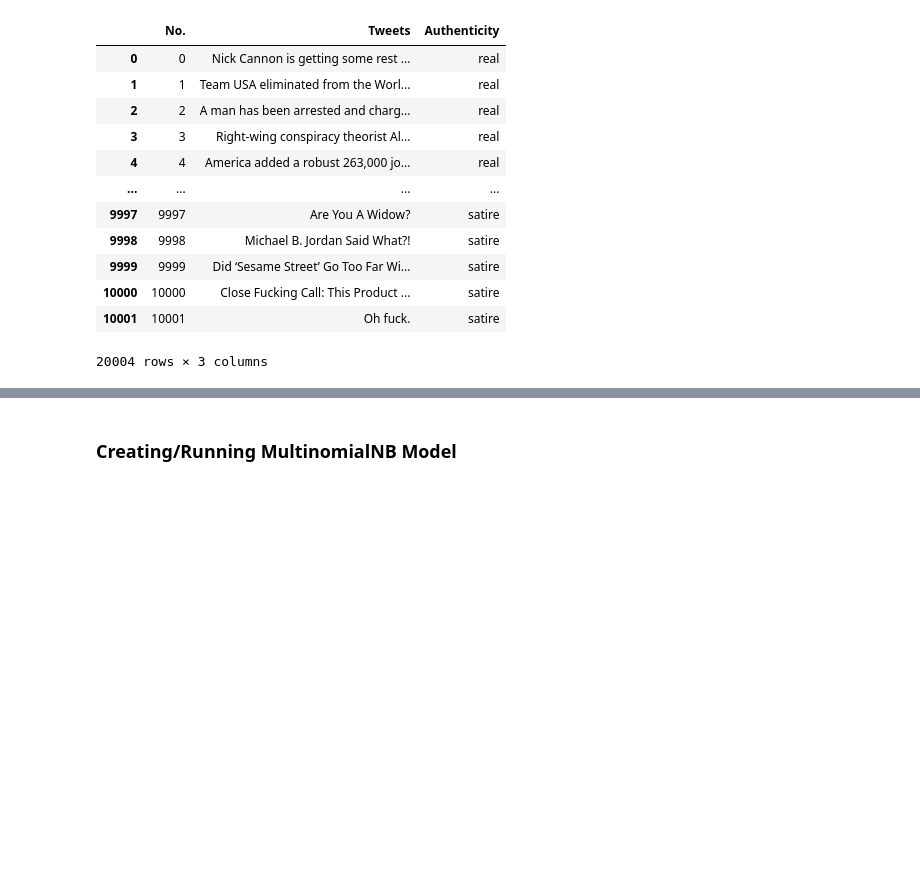
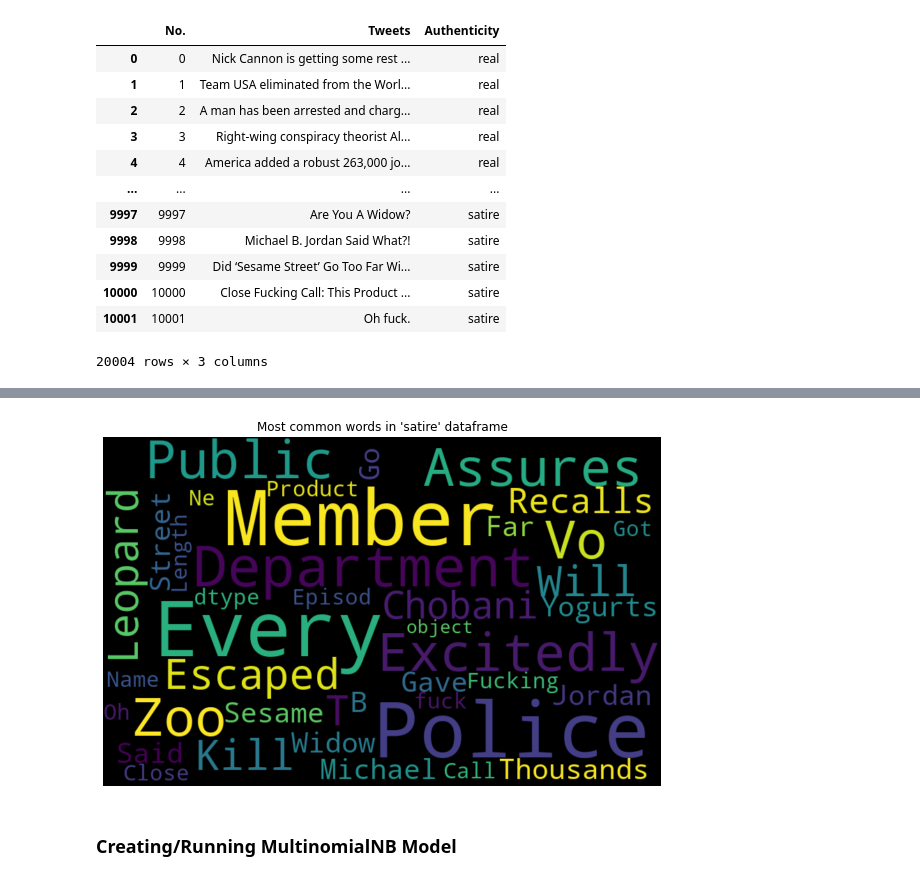
Before and after one commit to lucashawranke/sarcasm-scanner, a Jupyter notebook: model.ipynb, the cells around one changed output, grey strips where cells are left out. Cells and saved outputs as stored; diff of their text form; code cells hidden in the pictures; blank space fills up the shorter version.

```diff
--- a/model.ipynb
+++ b/model.ipynb
@@ -108,2 +125,10 @@ df.to_csv('/Users/lucashawranke/Documents/data-science/sarcasm-scanner/data/df.c
+# %%
+plt.figure(figsize=(10, 7))
+plt.imshow(wordcloud, interpolation="bilinear")
+plt.axis('off')
+plt.title("Most common words in 'satire' dataframe")
+plt.show()
+# %% [output]
+[figure, added]
 # %% [markdown]
 ### Creating/Running MultinomialNB Model
```
Also changed, not shown: parts of 9 cells of this notebook.
